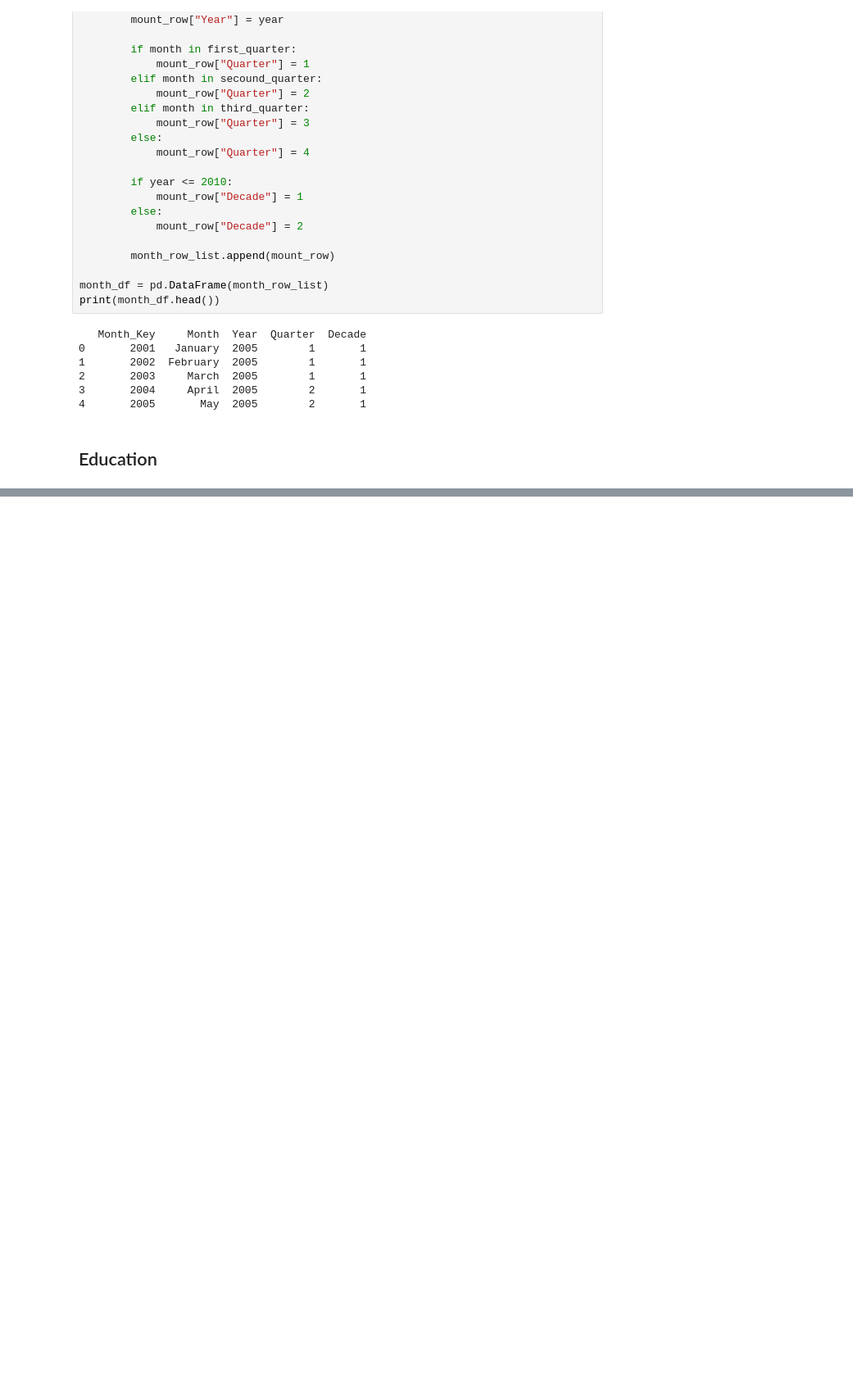
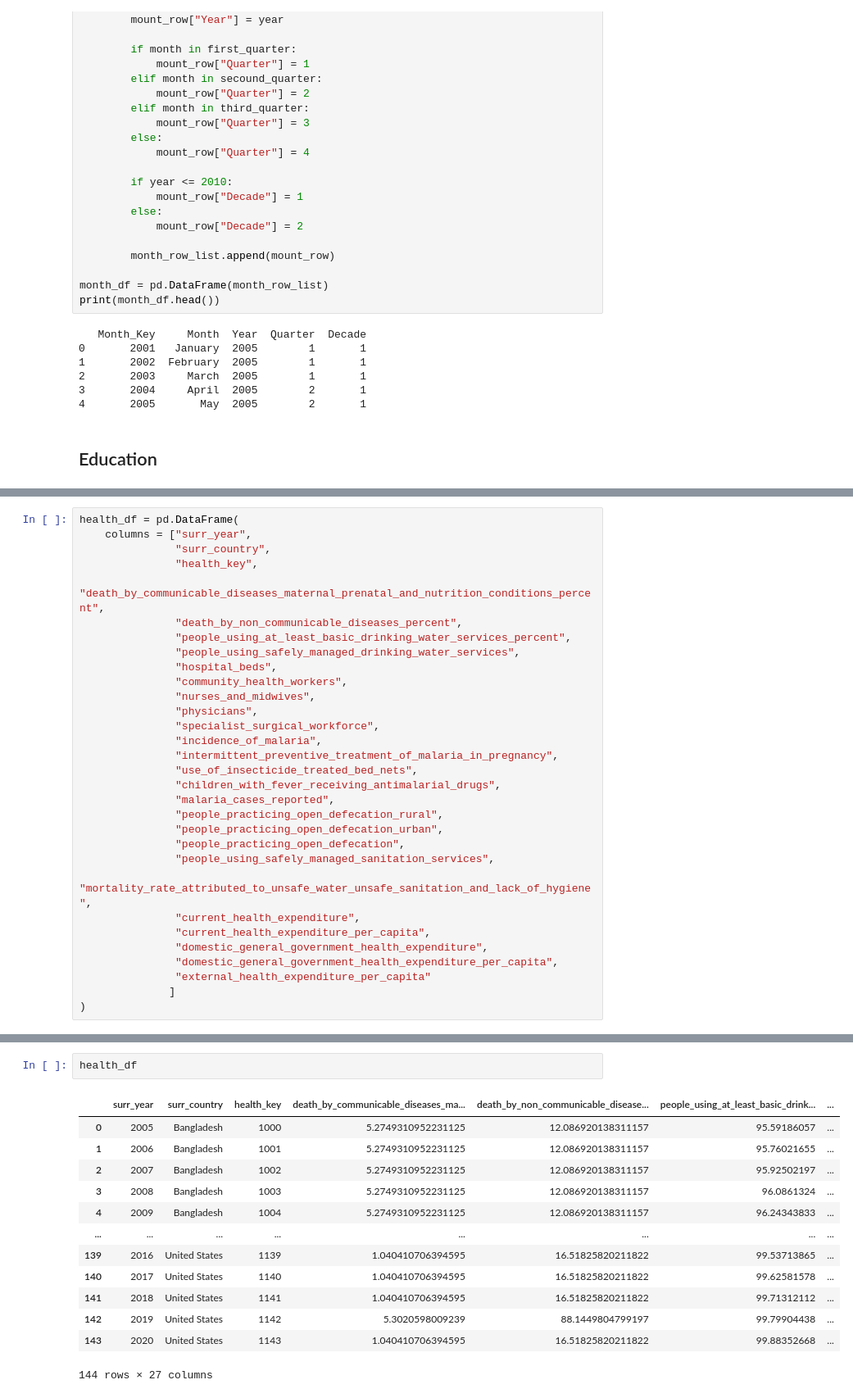
Before and after one commit to angusryoung/CSI4142-world-health-project, a Jupyter notebook: CSI4142.ipynb, the cells around one changed output, grey strips where cells are left out. Shown at 82% size. Cells and saved outputs as stored; diff of their text form; blank space fills up the shorter version.

```diff
--- a/CSI4142.ipynb
+++ b/CSI4142.ipynb
@@ -308,0 +300,31 @@ hnp_data = pd.read_csv("raw_data/education.csv")#change to proper csv
+# %%
+health_df = pd.DataFrame(
+    columns = ["surr_year",
+               "surr_country",
+               "health_key",
+               "death_by_communicable_diseases_maternal_prenatal_and_nutrition_conditions_percent",
+               "death_by_non_communicable_diseases_percent",
+               "people_using_at_least_basic_drinking_water_services_percent",
+               "people_using_safely_managed_drinking_water_services",
+               "hospital_beds",
+               "community_health_workers",
+               "nurses_and_midwives",
+               "physicians",
+               "specialist_surgical_workforce",
+               "incidence_of_malaria",
+               "intermittent_preventive_treatment_of_malaria_in_pregnancy",
+               "use_of_insecticide_treated_bed_nets",
+               "children_with_fever_receiving_antimalarial_drugs",
+               "malaria_cases_reported",
+               "people_practicing_open_defecation_rural",
+               "people_practicing_open_defecation_urban",
+               "people_practicing_open_defecation",
+               "people_using_safely_managed_sanitation_services",
+               "mortality_rate_attributed_to_unsafe_water_unsafe_sanitation_and_lack_of_hygiene",
+               "current_health_expenditure",
+               "current_health_expenditure_per_capita",
+               "domestic_general_government_health_expenditure",
+               "domestic_general_government_health_expenditure_per_capita",
+               "external_health_expenditure_per_capita"
+              ]
+)
@@ -308,0 +410,16 @@ hnp_data = pd.read_csv("raw_data/education.csv")#change to proper csv
+# %%
+health_df
+# %% [output]
+|  | surr_year | surr_country | health_key | death_by_communicable_diseases_ma... | death_by_non_communicable_disease... | people_using_at_least_basic_drink... | ... |
+| 0 | 2005 | Bangladesh | 1000 | 5.2749310952231125 | 12.086920138311157 | 95.59186057 | ... |
+| 1 | 2006 | Bangladesh | 1001 | 5.2749310952231125 | 12.086920138311157 | 95.76021655 | ... |
+| 2 | 2007 | Bangladesh | 1002 | 5.2749310952231125 | 12.086920138311157 | 95.92502197 | ... |
+| 3 | 2008 | Bangladesh | 1003 | 5.2749310952231125 | 12.086920138311157 | 96.0861324 | ... |
+| 4 | 2009 | Bangladesh | 1004 | 5.2749310952231125 | 12.086920138311157 | 96.24343833 | ... |
+| ... | ... | ... | ... | ... | ... | ... | ... |
+| 139 | 2016 | United States | 1139 | 1.040410706394595 | 16.51825820211822 | 99.53713865 | ... |
+| 140 | 2017 | United States | 1140 | 1.040410706394595 | 16.51825820211822 | 99.62581578 | ... |
+| 141 | 2018 | United States | 1141 | 1.040410706394595 | 16.51825820211822 | 99.71312112 | ... |
+| 142 | 2019 | United States | 1142 | 5.3020598009239 | 88.1449804799197 | 99.79904438 | ... |
+| 143 | 2020 | United States | 1143 | 1.040410706394595 | 16.51825820211822 | 99.88352668 | ... |
+144 rows × 27 columns
```
Also changed, not shown: parts of 28 cells of this notebook, 10 other files.
